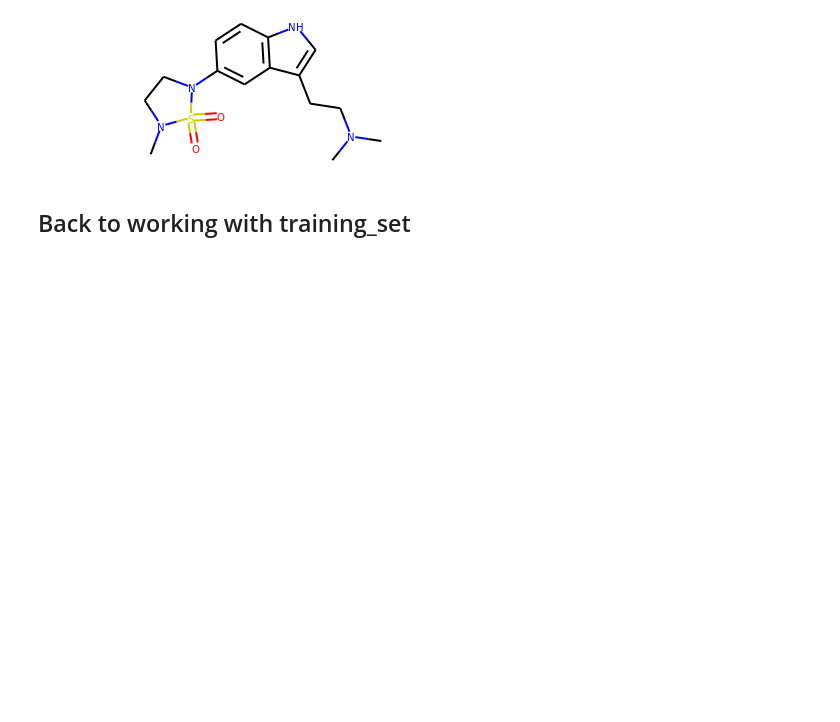
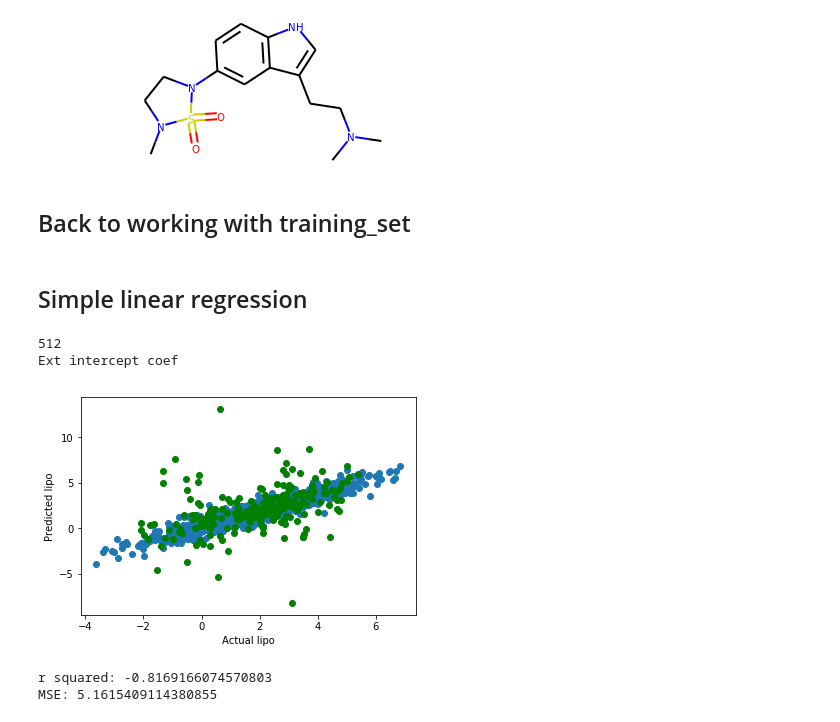
Before and after one commit to cfu288/ml-predict-lipohpillicity, a Jupyter notebook: main.ipynb, the cells around one changed output. Saved outputs shown, nothing was run; the diff lists cells and outputs as text; code cells hidden in the pictures; blank space fills up the shorter version.

Commit message:
simple lin regression

```diff
--- a/main.ipynb
+++ b/main.ipynb
@@ -80,8 +82,53 @@ molecule
 # %% [markdown]
 ## Back to working with training_set
 # %%
-# Make an ndarray of lipophillicity values
-lip_val_ndarr = training_set['experimental logD7.4'].values
-# Make an array (really a pandas series) of fingerprints
-mol_series = training_set['SMILES structure'].apply(Chem.MolFromSmiles)
-RDK_fp_arr = mol_arr.apply(lambda mol: RDKFingerprint(mol, fpSize=512))
+xytuple = namedtuple('xytuple', ['x', 'y'])
+
+def df_to_xy(df):
+    ### return numpy of arrays
+    # Make an arr of lipophillicity values
+    lip_arr = df['experimental logD7.4'].values
+    # Make an arr of fingerprints
+    mol_series = df['SMILES structure'].apply(Chem.MolFromSmiles)
+    RDK_fp_series = mol_series.apply(lambda mol: numpy.array(RDKFingerprint(mol, fpSize=512)))
+    RDK_fp_arr = numpy.matrix(RDK_fp_series.tolist())
+    return xytuple(x=RDK_fp_arr, y=lip_arr)
+# %%
+### Prepare training set and test set to feed into ml algo
+x_train, y_train = df_to_xy(training_set)
+x_test, y_test = df_to_xy(test_set)
+# %% [markdown]
+## Simple linear regression
+# %%
+model = linear_model.LinearRegression()
+model.fit(x_train, y_train)
+print(len(model.coef_)) # coefficent of each byte in feature arr
+print("Ext intercept coef".format(model.intercept_))
+# predict on the unseen dataset
+y_pred_train = model.predict(x_train)
+y_pred = model.predict(x_test)
+
+# Add our fresh predictions to our df as a column
+test_set['Linear Reg Pred'] = y_pred
+
+# Plot outputs training data
+plt.scatter(y_train, y_pred_train)
+
+# Plot outputs test data
+plt.scatter(y_test,y_pred, color='green')
+plt.xlabel("Actual lipo")
+plt.ylabel("Predicted lipo")
+plt.show()
+
+# R-squared is a goodness-of-fit measure for linear regression models, how much variance of the data vs our model
+# Explained variance score: 1 is perfect prediction
+print("r squared: {}".format(model.score(x_test, y_test)))
+###NEGATIVE R2??? Come back to fix
+# We want a low mse
+print("MSE: {}".format(mean_squared_error(y_pred, y_test)))
+# %% [output]
+512
+Ext intercept coef
+[figure, added]
+r squared: -0.8169166074570803
+MSE: 5.1615409114380855
```
Also changed, not shown: parts of 3 cells of this notebook.
